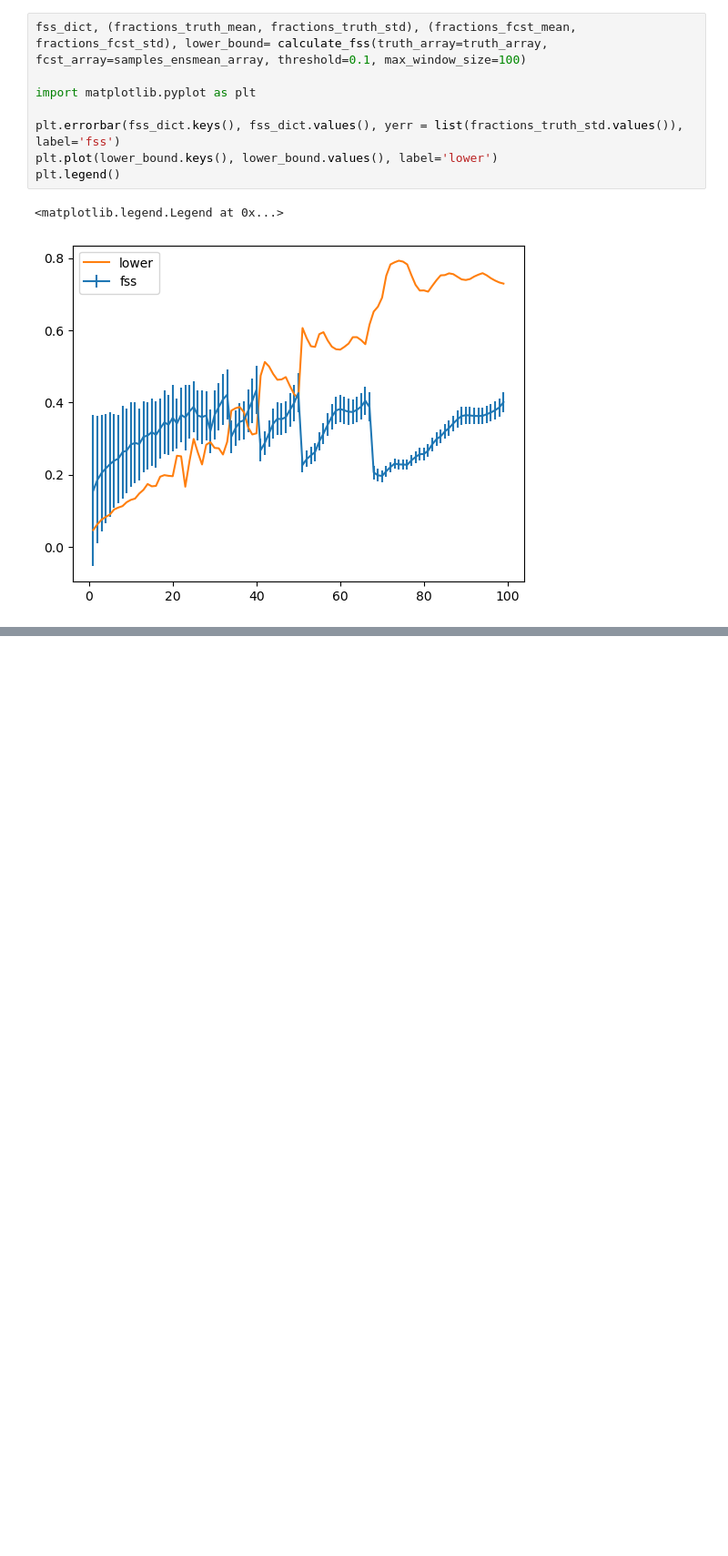
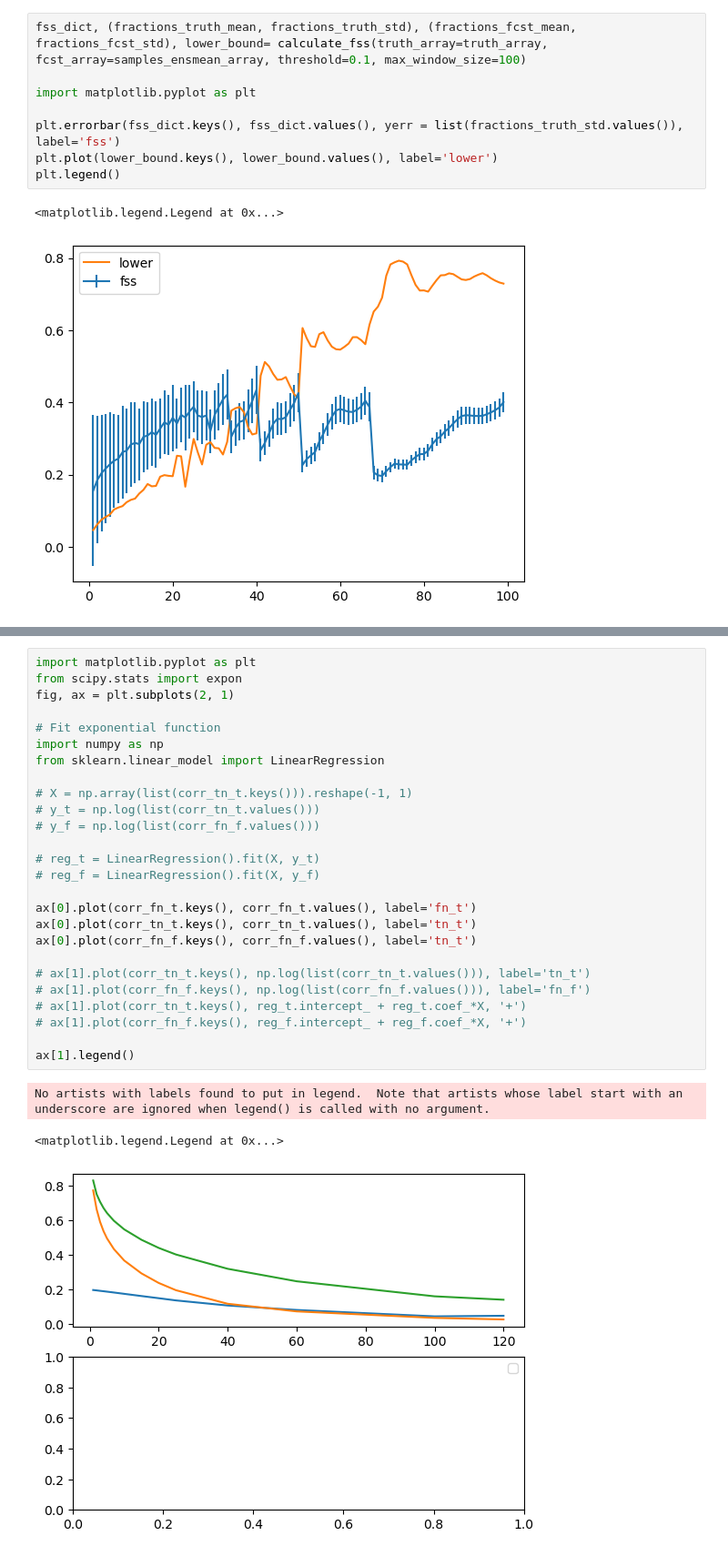
Before and after one commit to mlangguth89/downscaling-cgan, a Jupyter notebook: notebooks/fss_stats.ipynb, the cells around one changed output, grey strips where cells are left out. Shown: that part at 91% size. Saved outputs shown, nothing was run; the diff lists cells and outputs as text; blank space fills up the shorter version.

```diff
--- a/notebooks/fss_stats.ipynb
+++ b/notebooks/fss_stats.ipynb
@@ -307,0 +440,30 @@ plt.legend()
+# %%
+import matplotlib.pyplot as plt
+from scipy.stats import expon
+fig, ax = plt.subplots(2, 1)
+
+# Fit exponential function
+import numpy as np
+from sklearn.linear_model import LinearRegression
+
+# X = np.array(list(corr_tn_t.keys())).reshape(-1, 1)
+# y_t = np.log(list(corr_tn_t.values()))
+# y_f = np.log(list(corr_fn_f.values()))
+
+# reg_t = LinearRegression().fit(X, y_t)
+# reg_f = LinearRegression().fit(X, y_f)
+
+ax[0].plot(corr_fn_t.keys(), corr_fn_t.values(), label='fn_t')
+ax[0].plot(corr_tn_t.keys(), corr_tn_t.values(), label='tn_t')
+ax[0].plot(corr_fn_f.keys(), corr_fn_f.values(), label='tn_t')
+
+# ax[1].plot(corr_tn_t.keys(), np.log(list(corr_tn_t.values())), label='tn_t')
+# ax[1].plot(corr_fn_f.keys(), np.log(list(corr_fn_f.values())), label='fn_f')
+# ax[1].plot(corr_tn_t.keys(), reg_t.intercept_ + reg_t.coef_*X, '+')
+# ax[1].plot(corr_fn_f.keys(), reg_f.intercept_ + reg_f.coef_*X, '+')
+
+ax[1].legend()
+# %% [output]
+No artists with labels found to put in legend.  Note that artists whose label start with an underscore are ignored when legend() is called with no argument.
+<matplotlib.legend.Legend at 0x...>
+[figure, added]
```
Also changed, not shown: parts of 24 cells of this notebook, 6 other files.
